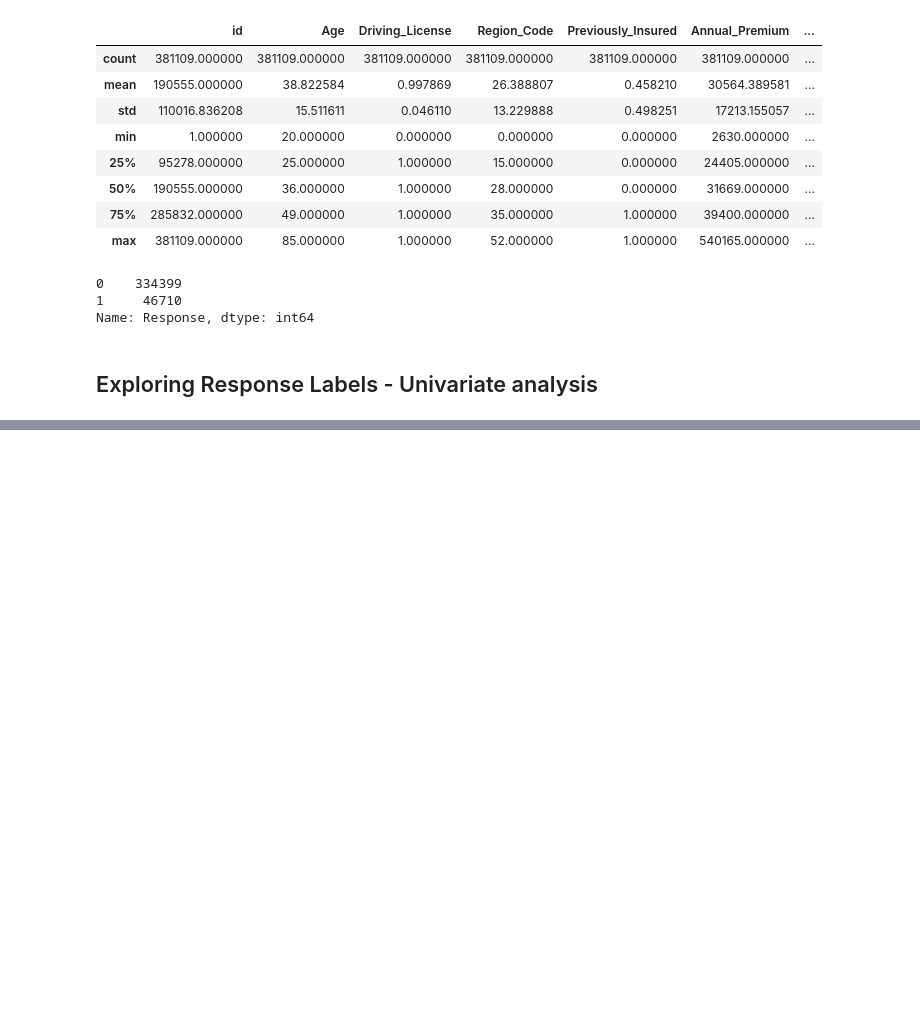
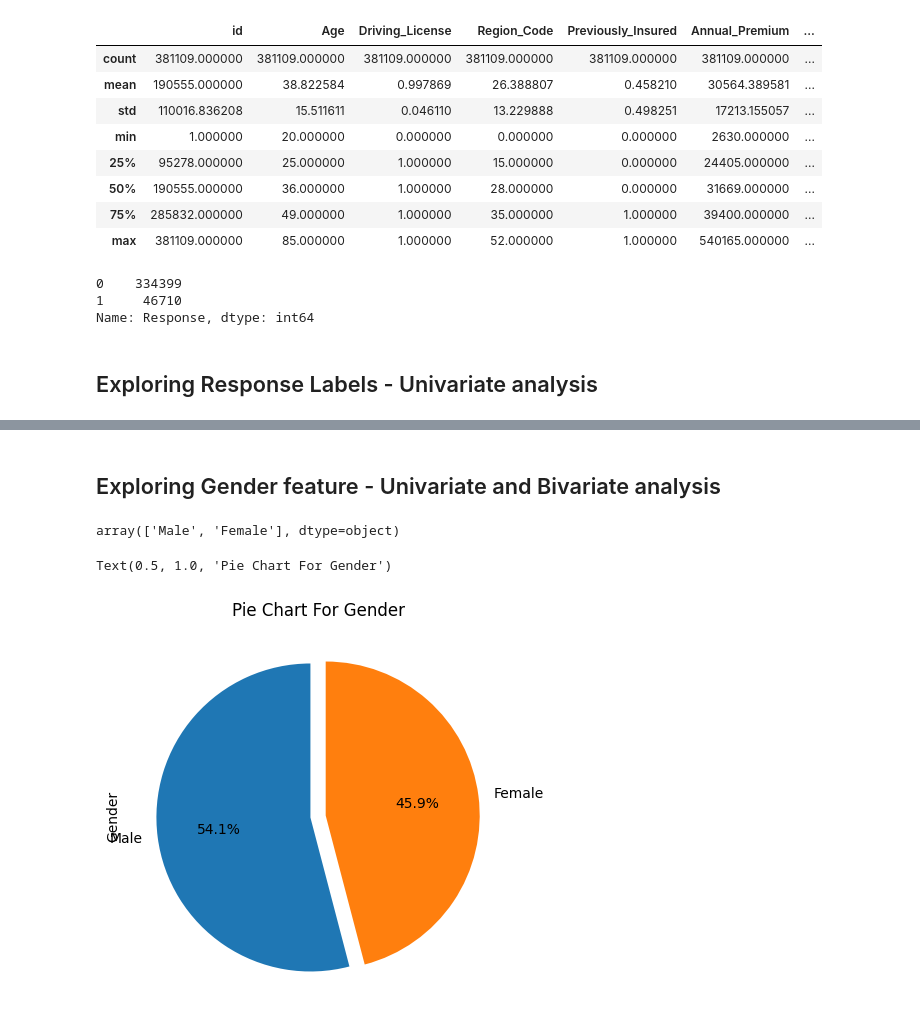
Before and after one commit to rajkumarshedage/Health-Insurance-Cross-Sell-Prediction, a Jupyter notebook: Health_Insurance_Cross_Sell_Prediction_.ipynb, the cells around one changed output, grey strips where cells are left out. Drawn from its saved outputs; the diff is of its cells as text; code cells hidden in the pictures; blank space fills up the shorter version.

Commit message:
Univariate and bivariate analysis

```diff
--- a/Health_Insurance_Cross_Sell_Prediction_.ipynb
+++ b/Health_Insurance_Cross_Sell_Prediction_.ipynb
@@ -182,0 +204,14 @@ Name: Response, dtype: int64
+# %% [markdown]
+## Exploring Gender feature - Univariate and Bivariate analysis
+# %%
+## Number of Unique gender
+
+df['Gender'].unique()
+# %% [output]
+array(['Male', 'Female'], dtype=object)
+# %%
+df['Gender'].value_counts().plot.pie(explode = [0.05,0.05], autopct = '%1.1f%%',startangle = 90, figsize = (5,5))
+plt.title('Pie Chart For Gender')
+# %% [output]
+Text(0.5, 1.0, 'Pie Chart For Gender')
+[figure, added]
```
Also changed, not shown: parts of 16 cells of this notebook.
